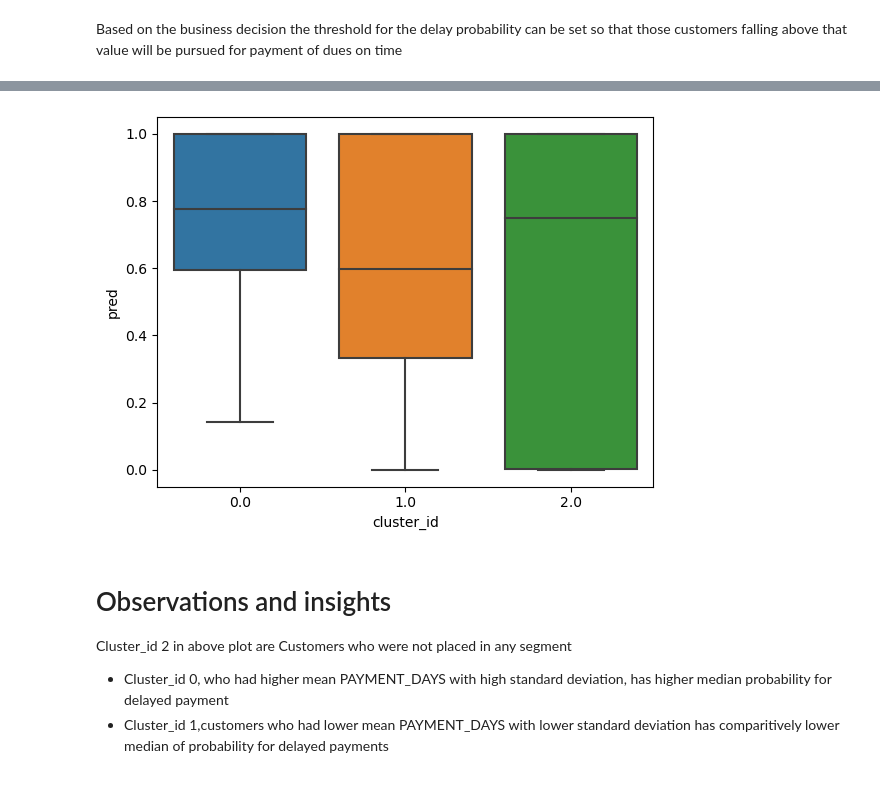
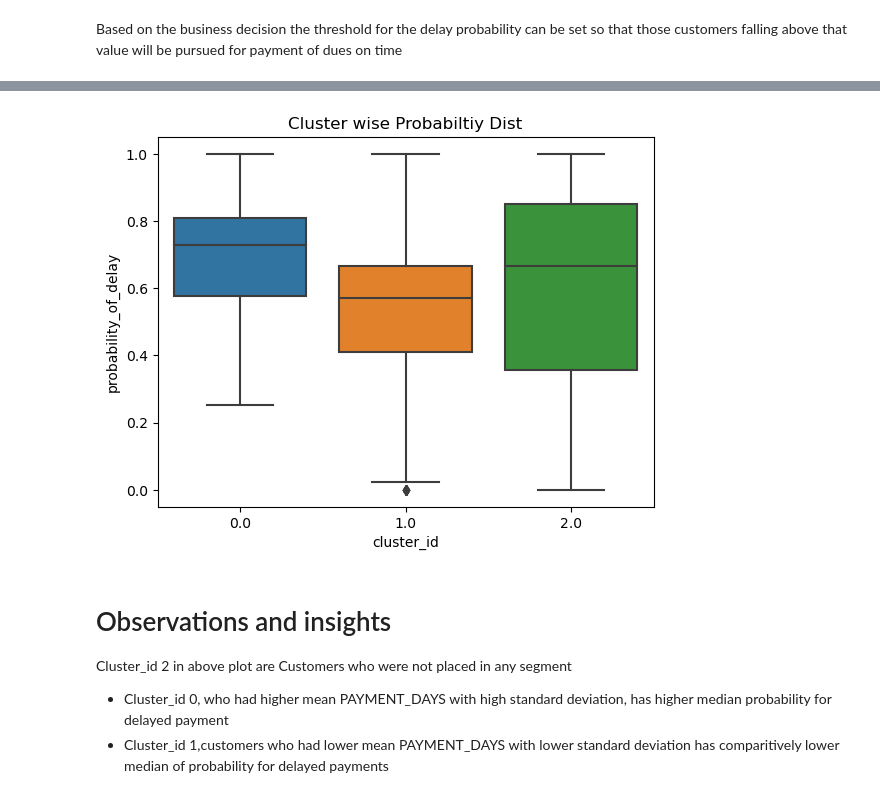
Before and after one commit to Abhinay92c/E-Commerce_Case_Study, a Jupyter notebook: Retail_Casestudy.ipynb, the cells around one changed output, grey strips where cells are left out. Cells and saved outputs as stored; diff of their text form; code cells hidden in the pictures.

Commit message:
Add files via upload
Updated plots and added comments at the end

```diff
--- a/Retail_Casestudy.ipynb
+++ b/Retail_Casestudy.ipynb
@@ -2504,7 +2524,12 @@ feed_data['INVOICE_CLASS_CM']=0
+# %%
+if 'INVOICE_CLASS_CM' not in feed_data.columns:
+    feed_data['INVOICE_CLASS_CM']=0
 # %% [markdown]
 The features should be entered in the same order as the data used for training the model
 # %%
 pred_data['pred']=dt_best.predict(feed_data[X_train.columns])
+# %%
+pred_data['probability_of_delay']=dt_best.predict_proba(feed_data[X_train.columns])[:,1]
 # %%
 pred_data.head()
 # %% [output]
@@ -2521,5 +2548,5 @@ pred_data.head()
 # %%
-Customer_agg=pred_data.groupby('CUSTOMER_NAME').pred.mean()
+Customer_agg=pred_data.groupby('CUSTOMER_NAME').probability_of_delay.mean()
 # %%
 Customer_agg.head()
 # %% [output]
@@ -2583,10 +2614,11 @@ Data columns (total 3 columns):
 dtypes: float64(2), object(1)
 memory usage: 15.4+ KB
 # %%
-sns.boxplot(y='pred',x='cluster_id',data=Delay_prob_customerwise)
+sns.boxplot(y='probability_of_delay',x='cluster_id',data=Delay_prob_customerwise)
+plt.title('Cluster wise Probabiltiy Dist')
 plt.show()
 # %% [output]
-[figure, old version]
+[figure, new version]
 # %% [markdown]
 # Observations and insights
 Cluster_id 2 in above plot are Customers who were not placed in any segment
```
Also changed, not shown: parts of 23 cells of this notebook.
